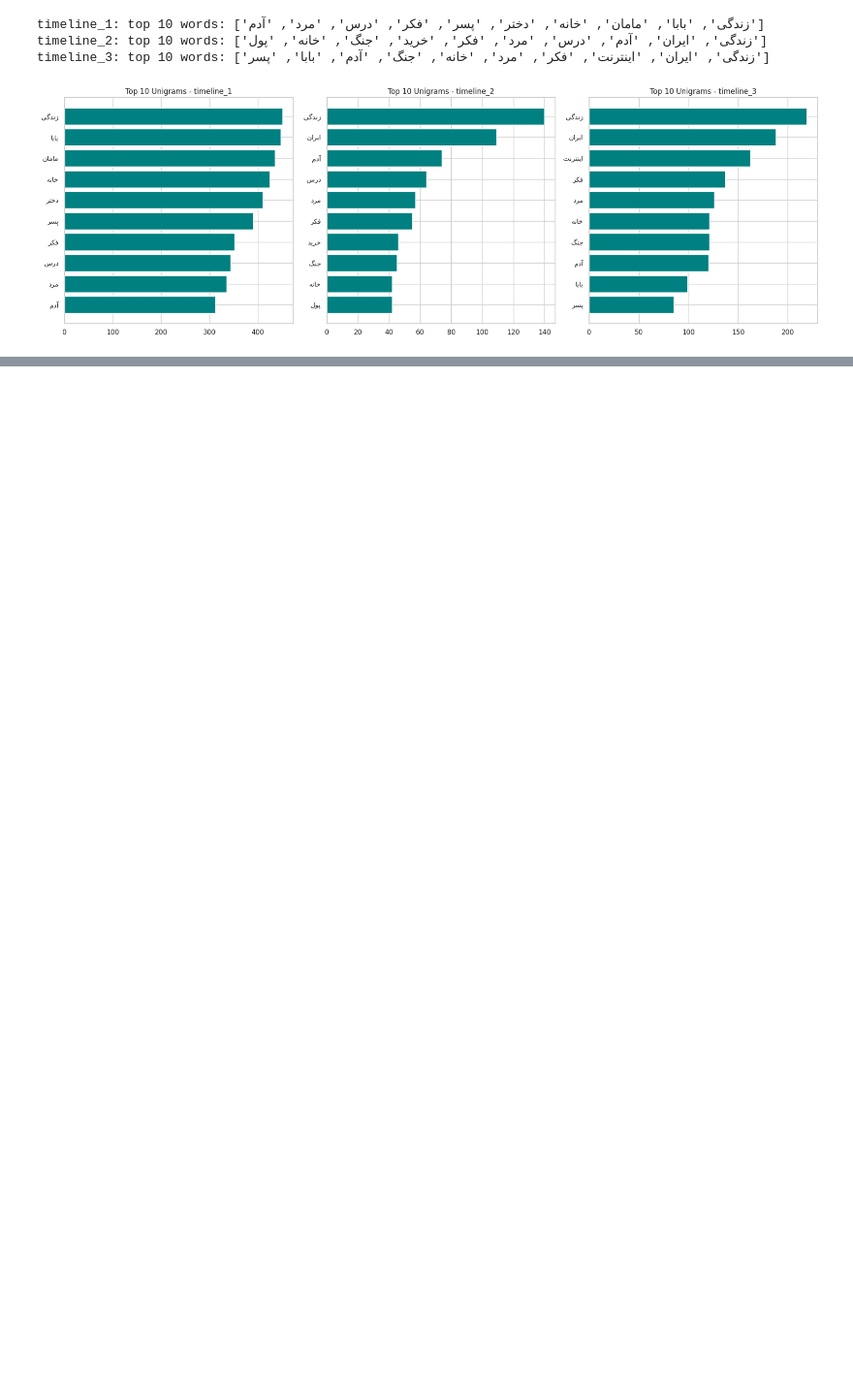
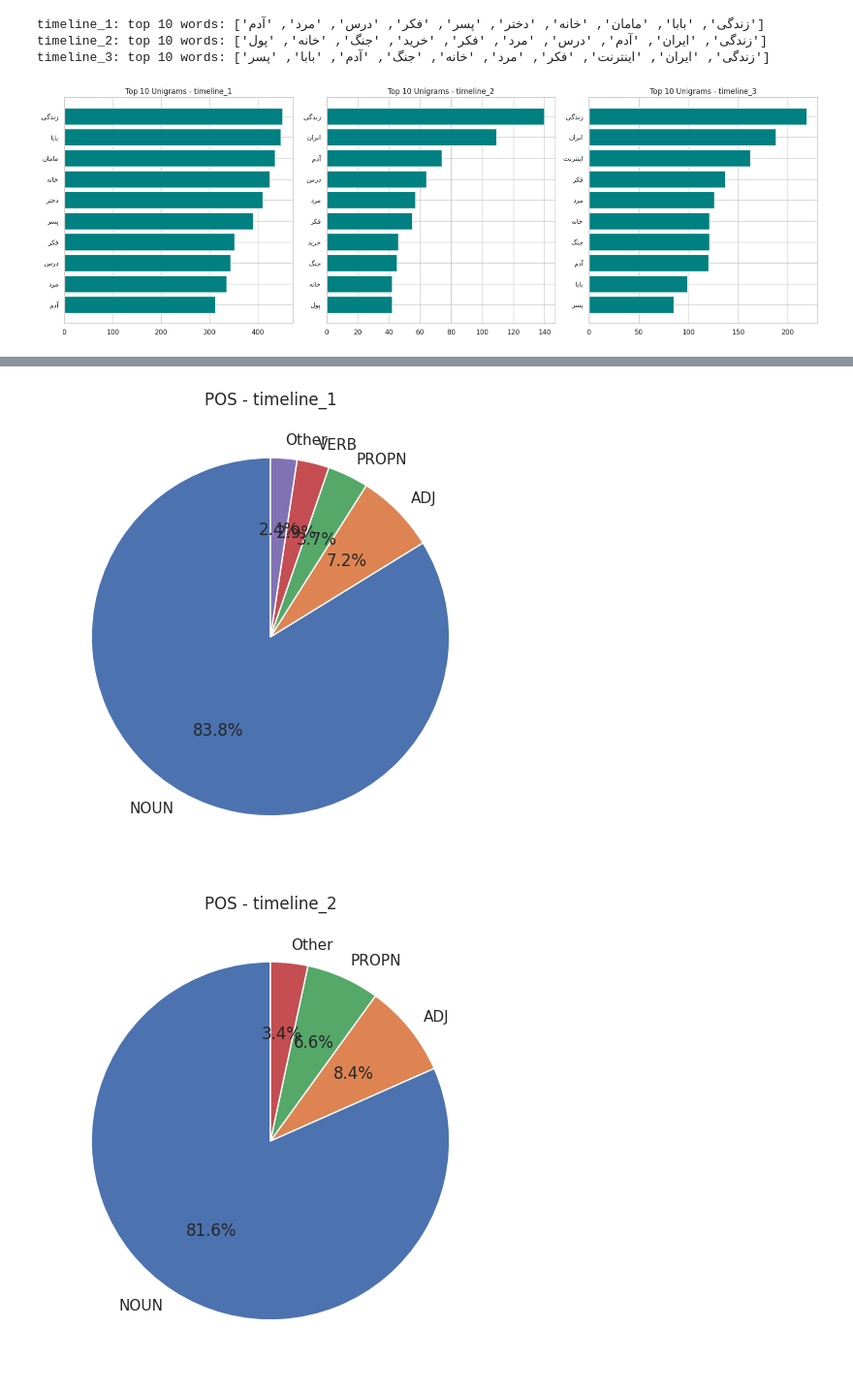
Before and after one commit to MohammadErfanRashidi/Farsi-Tweets-Analysis, a Jupyter notebook: notebooks/eda.ipynb, the cells around one changed output, grey strips where cells are left out. Shown at 97% size. Drawn from its saved outputs; the diff is of its cells as text; code cells hidden in the pictures; blank space fills up the shorter version.

Commit message:
Completed EDA and saved the charts.

```diff
--- a/notebooks/eda.ipynb
+++ b/notebooks/eda.ipynb
@@ -82,7 +83,7 @@ all_top_words = set()
 for tl in sorted(df['timeline'].unique()):
     tdf = df[df['timeline'] == tl]
 
-    all_tokens = [tok for tokens in tdf['final_tokens_freq'] for tok in tokens]
+    all_tokens = [tok for tokens in tdf['final_tokens_freq_stemmed'] for tok in tokens]
     cnt = Counter(all_tokens)
     top = cnt.most_common(TOP_N_WORDS)
     top_words = [word for word, _ in top]
@@ -110,7 +111,7 @@ fig, axes = plt.subplots(1, 3, figsize = (18, 6))
 
 for idx, tl in enumerate(sorted(df['timeline'].unique())):
     tdf = df[df['timeline'] == tl]
-    all_tokens = [tok for tokens in tdf['final_tokens_freq'] for tok in tokens]
+    all_tokens = [tok for tokens in tdf['final_tokens_freq_stemmed'] for tok in tokens]
     cnt = Counter(all_tokens)
     top_itmes = cnt.most_common(10)
     words, freqs = zip(*top_itmes) if top_itmes else ([], [])
@@ -129,7 +130,7 @@ plt.show()
 [figure]
 # %%
 # Sample for top sentences
-MAX_SAMPLES_PER_WORD = 50
+MAX_SAMPLES_PER_WORD = 21
 word_samples = {word: [] for word in all_top_words}
 
 for idx, row in df.iterrows():
@@ -169,0 +181,11 @@ ner_model = NER()
+# %%
+# Unique samples texts
+all_samples_texts = list(set(text for samples in word_samples.values() for text in samples))
+
+# POS
+pos_results = batch_process(
+    lambda t: post_tagger(t[:400]) if isinstance(t, str) and t.strip() else [],
+    all_samples_texts, batch_size = 100, sleep_sec = 2.0, desc = 'POS Tagging'
+)
+
+text_to_pos = dict(zip(all_samples_texts, pos_results))
@@ -169,0 +200,42 @@ ner_model = NER()
+# %%
+# POS percentage
+tl_pos_counts = {tl: Counter() for tl in TOP_WORDS_PRE_TL}
+
+for tl, top_words in TOP_WORDS_PRE_TL.items():
+    for word in top_words:
+        for text in word_samples[word]:
+            tagged = text_to_pos.get(text, [])
+            for w, tag in tagged:
+                if w == word:
+                    tl_pos_counts[tl][tag] += 1
+
+# Convert to prct
+for tl, cnt in tl_pos_counts.items():
+    total = sum(cnt.values())
+    if total == 0:
+        print(f'{tl}: no POS')
+        continue
+
+    tags_sorted = cnt.most_common()
+    pos_dist = {}
+    other = 0
+
+    for tag, count in tags_sorted:
+        pct = count / total * 100
+        if pct < 2:
+            other += count
+        else:
+            pos_dist[tag] = pct
+
+    if other > 0:
+        pos_dist['Other'] = other / total * 100
+
+    # Plot pie chart
+    plt.figure(figsize = (6, 6))
+    labels = [reshape_persian(tag) for tag in pos_dist.keys()]
+    plt.pie(pos_dist.values(), labels = labels, autopct = '%1.1f%%', startangle = 90)
+    plt.title(f'POS - {tl}')
+    plt.show()
+# %% [output]
+[figure, added]
+[figure, added]
```
Also changed, not shown: parts of 8 cells of this notebook, 11 other files.
